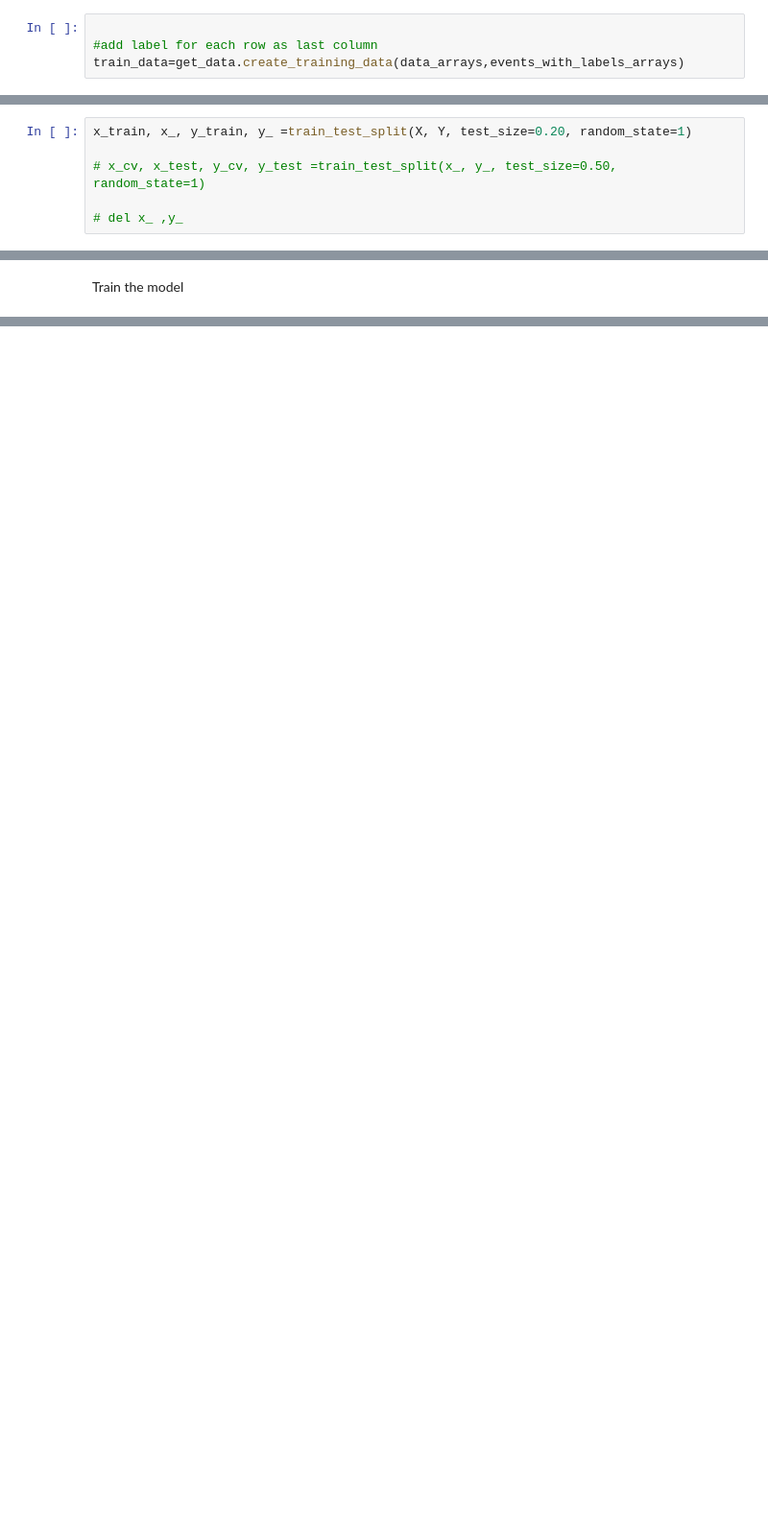
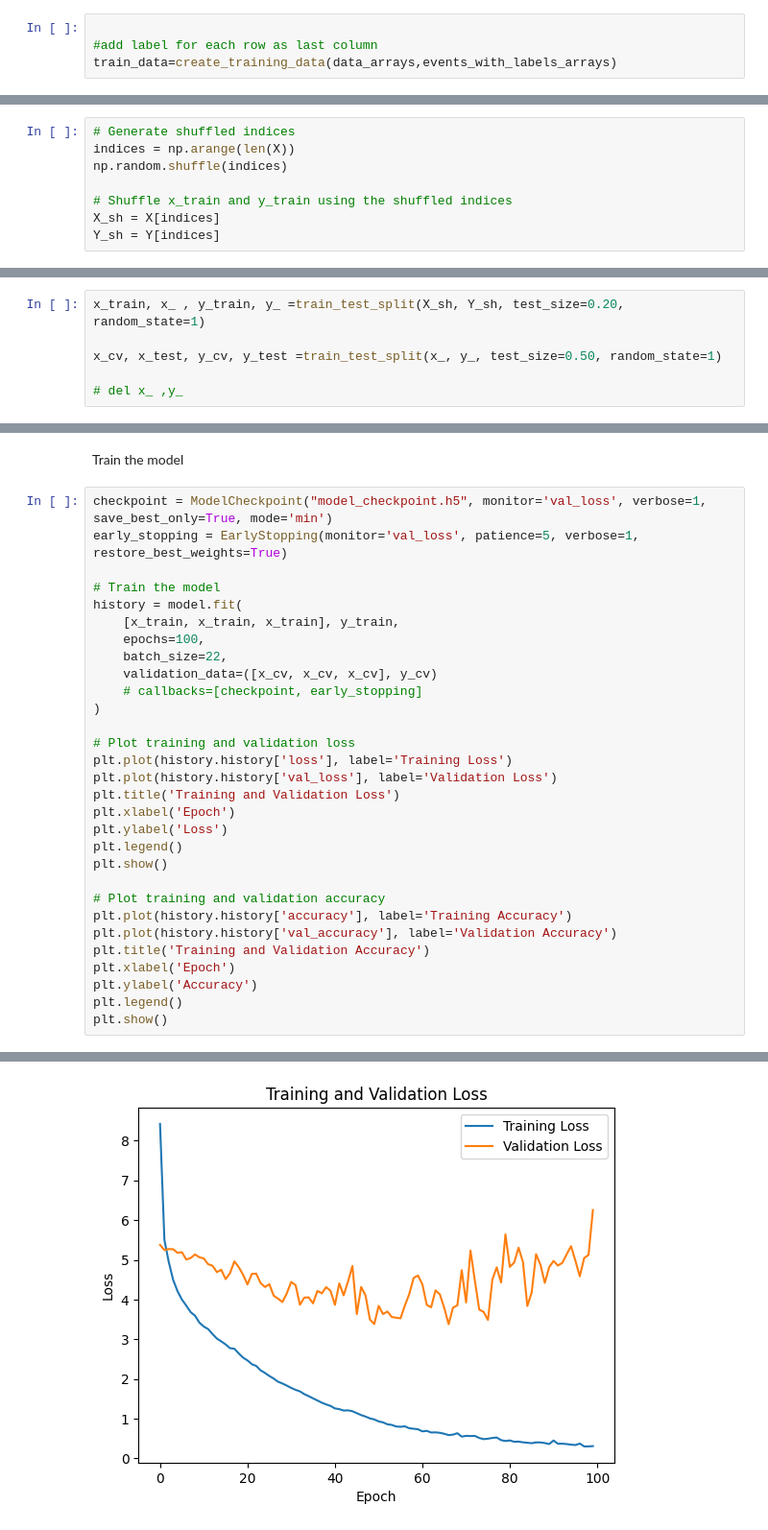
Before and after one commit to NimaAhmadi79/EEG-based-motor-imagery-classification-, a Jupyter notebook: main/main.ipynb, the cells around one changed output, grey strips where cells are left out. Shown: that part at 96% size. Drawn from its saved outputs; the diff is of its cells as text; blank space fills up the shorter version.

```diff
--- a/main/main.ipynb
+++ b/main/main.ipynb
@@ -158,7 +210,7 @@ create train data
 # %%
 
 #add label for each row as last column
-train_data=get_data.create_training_data(data_arrays,events_with_labels_arrays)
+train_data=create_training_data(data_arrays,events_with_labels_arrays)
 # %% [markdown]
 create X and Y
 # %%
@@ -187,8 +241,16 @@ for i in range(len(Y)):
+# %%
+# Generate shuffled indices
+indices = np.arange(len(X))
+np.random.shuffle(indices)
+
+# Shuffle x_train and y_train using the shuffled indices
+X_sh = X[indices]
+Y_sh = Y[indices]
 # %% [markdown]
 Split data to test and train
 # %%
-x_train, x_, y_train, y_ =train_test_split(X, Y, test_size=0.20, random_state=1)
+x_train, x_ , y_train, y_ =train_test_split(X_sh, Y_sh, test_size=0.20, random_state=1)
 
-# x_cv, x_test, y_cv, y_test =train_test_split(x_, y_, test_size=0.50, random_state=1)
+x_cv, x_test, y_cv, y_test =train_test_split(x_, y_, test_size=0.50, random_state=1)
 
 # del x_ ,y_
@@ -218,2 +257,33 @@ y_train_reduced = y_train_shuffled[indices_to_keep]
 # %% [markdown]
 Train the model
+# %%
+checkpoint = ModelCheckpoint("model_checkpoint.h5", monitor='val_loss', verbose=1, save_best_only=True, mode='min')
+early_stopping = EarlyStopping(monitor='val_loss', patience=5, verbose=1, restore_best_weights=True)
+
+# Train the model
+history = model.fit(
+    [x_train, x_train, x_train], y_train,
+    epochs=100,
+    batch_size=22,
+    validation_data=([x_cv, x_cv, x_cv], y_cv)
+    # callbacks=[checkpoint, early_stopping]
+)
+
+# Plot training and validation loss
+plt.plot(history.history['loss'], label='Training Loss')
+plt.plot(history.history['val_loss'], label='Validation Loss')
+plt.title('Training and Validation Loss')
+plt.xlabel('Epoch')
+plt.ylabel('Loss')
+plt.legend()
+plt.show()
+
+# Plot training and validation accuracy
+plt.plot(history.history['accuracy'], label='Training Accuracy')
+plt.plot(history.history['val_accuracy'], label='Validation Accuracy')
+plt.title('Training and Validation Accuracy')
+plt.xlabel('Epoch')
+plt.ylabel('Accuracy')
+plt.legend()
+plt.show()
+# %% [output]
@@ -219,0 +307 @@ Train the model
+[figure, added]
```
Also changed, not shown: parts of 11 cells of this notebook, 3 other files.
